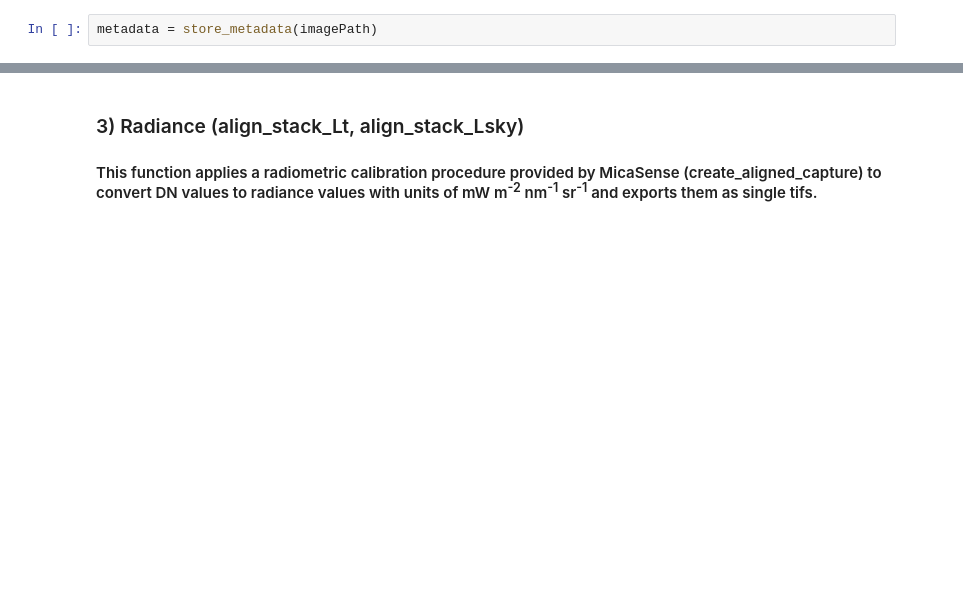
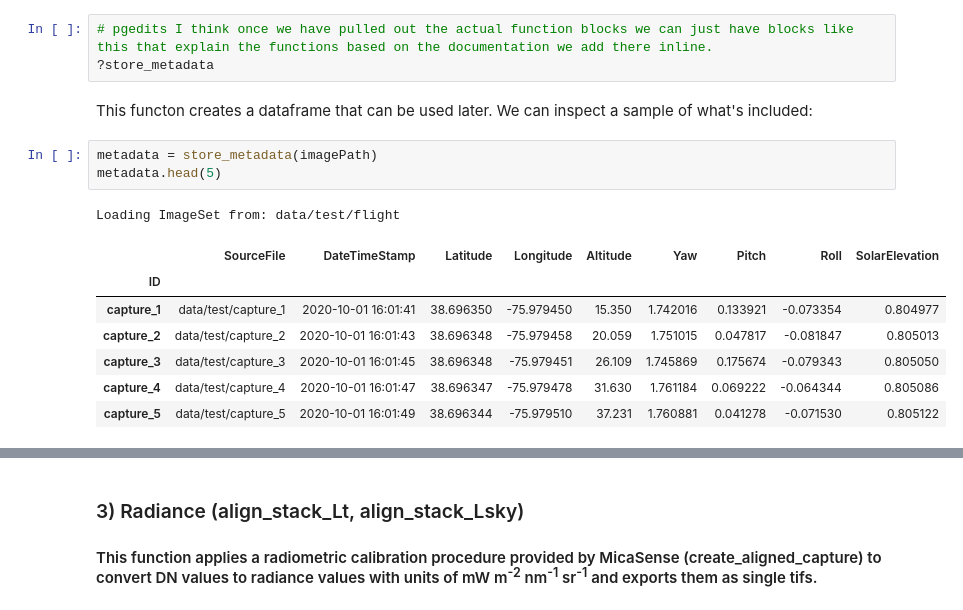
Before and after one commit to aewindle110/DroneWQ, a Jupyter notebook: UAS_radiometry_processing.ipynb, the cells around one changed output, grey strips where cells are left out. Drawn from its saved outputs; the diff is of its cells as text; blank space fills up the shorter version.

```diff
--- a/UAS_radiometry_processing.ipynb
+++ b/UAS_radiometry_processing.ipynb
@@ -92,3 +125,18 @@ def store_metadata(imagePath):
+# %%
+# pgedits I think once we have pulled out the actual function blocks we can just have blocks like this that explain the functions based on the documentation we add there inline.
+?store_metadata
+# %% [markdown]
+This functon creates a dataframe that can be used later. We can inspect a sample of what's included:
 # %%
 metadata = store_metadata(imagePath)
+metadata.head(5)
+# %% [output]
+Loading ImageSet from: data/test/flight
+|  | SourceFile | DateTimeStamp | Latitude | Longitude | Altitude | Yaw | Pitch | Roll | SolarElevation |
+| ID |  |  |  |  |  |  |  |  |  |
+| capture_1 | data/test/capture_1 | 2020-10-01 16:01:41 | 38.696350 | -75.979450 | 15.350 | 1.742016 | 0.133921 | -0.073354 | 0.804977 |
+| capture_2 | data/test/capture_2 | 2020-10-01 16:01:43 | 38.696348 | -75.979458 | 20.059 | 1.751015 | 0.047817 | -0.081847 | 0.805013 |
+| capture_3 | data/test/capture_3 | 2020-10-01 16:01:45 | 38.696348 | -75.979451 | 26.109 | 1.745869 | 0.175674 | -0.079343 | 0.805050 |
+| capture_4 | data/test/capture_4 | 2020-10-01 16:01:47 | 38.696347 | -75.979478 | 31.630 | 1.761184 | 0.069222 | -0.064344 | 0.805086 |
+| capture_5 | data/test/capture_5 | 2020-10-01 16:01:49 | 38.696344 | -75.979510 | 37.231 | 1.760881 | 0.041278 | -0.071530 | 0.805122 |
 # %% [markdown]
```
Also changed, not shown: parts of 30 cells of this notebook, 3 other files.
